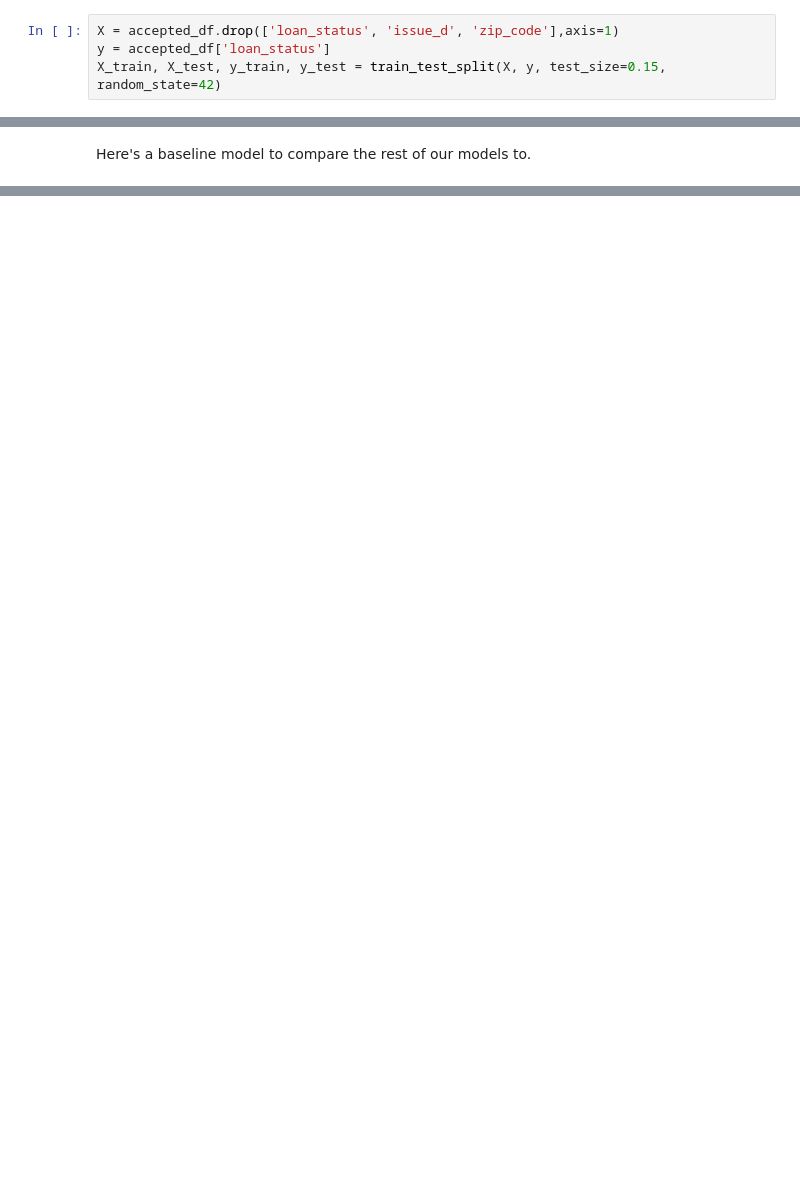
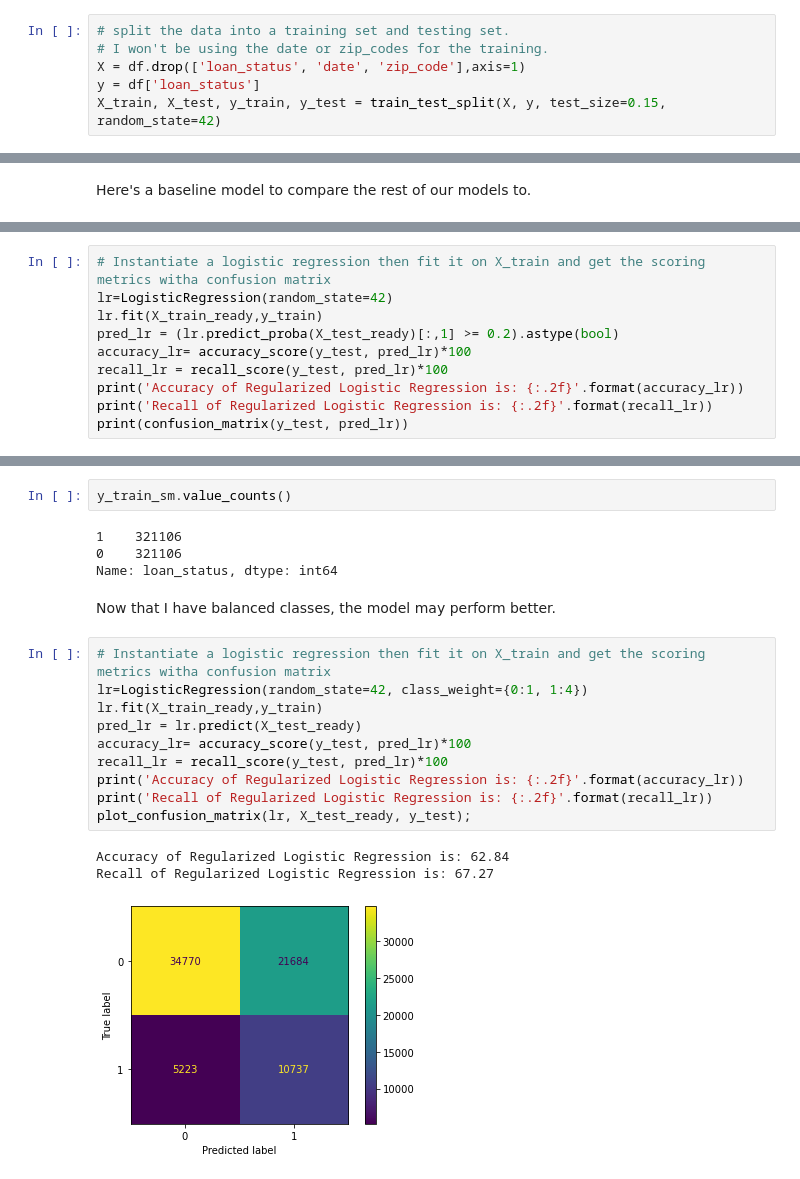
Before and after one commit to MNemanow/Loan_Default_classification, a Jupyter notebook: Modeling.ipynb, the cells around one changed output, grey strips where cells are left out. Drawn from its saved outputs; the diff is of its cells as text; blank space fills up the shorter version.

```diff
--- a/Modeling.ipynb
+++ b/Modeling.ipynb
@@ -131,4 +94,6 @@ dtype: int64
 # %%
-X = accepted_df.drop(['loan_status', 'issue_d', 'zip_code'],axis=1)
-y = accepted_df['loan_status']
+# split the data into a training set and testing set.
+# I won't be using the date or zip_codes for the training.
+X = df.drop(['loan_status', 'date', 'zip_code'],axis=1)
+y = df['loan_status']
 X_train, X_test, y_train, y_test = train_test_split(X, y, test_size=0.15, random_state=42)
@@ -217,0 +193,10 @@ F1 Score: 0.16836788382616016
+# %%
+# Instantiate a logistic regression then fit it on X_train and get the scoring metrics witha confusion matrix
+lr=LogisticRegression(random_state=42)
+lr.fit(X_train_ready,y_train)
+pred_lr = (lr.predict_proba(X_test_ready)[:,1] >= 0.2).astype(bool)
+accuracy_lr= accuracy_score(y_test, pred_lr)*100
+recall_lr = recall_score(y_test, pred_lr)*100
+print('Accuracy of Regularized Logistic Regression is: {:.2f}'.format(accuracy_lr))
+print('Recall of Regularized Logistic Regression is: {:.2f}'.format(recall_lr))
+print(confusion_matrix(y_test, pred_lr))
@@ -217,0 +216,22 @@ F1 Score: 0.16836788382616016
+# %%
+y_train_sm.value_counts()
+# %% [output]
+1    321106
+0    321106
+Name: loan_status, dtype: int64
+# %% [markdown]
+Now that I have balanced classes, the model may perform better.
+# %%
+# Instantiate a logistic regression then fit it on X_train and get the scoring metrics witha confusion matrix
+lr=LogisticRegression(random_state=42, class_weight={0:1, 1:4})
+lr.fit(X_train_ready,y_train)
+pred_lr = lr.predict(X_test_ready)
+accuracy_lr= accuracy_score(y_test, pred_lr)*100
+recall_lr = recall_score(y_test, pred_lr)*100
+print('Accuracy of Regularized Logistic Regression is: {:.2f}'.format(accuracy_lr))
+print('Recall of Regularized Logistic Regression is: {:.2f}'.format(recall_lr))
+plot_confusion_matrix(lr, X_test_ready, y_test);
+# %% [output]
+Accuracy of Regularized Logistic Regression is: 62.84
+Recall of Regularized Logistic Regression is: 67.27
+[figure, added]
```
Also changed, not shown: parts of 40 cells of this notebook.
